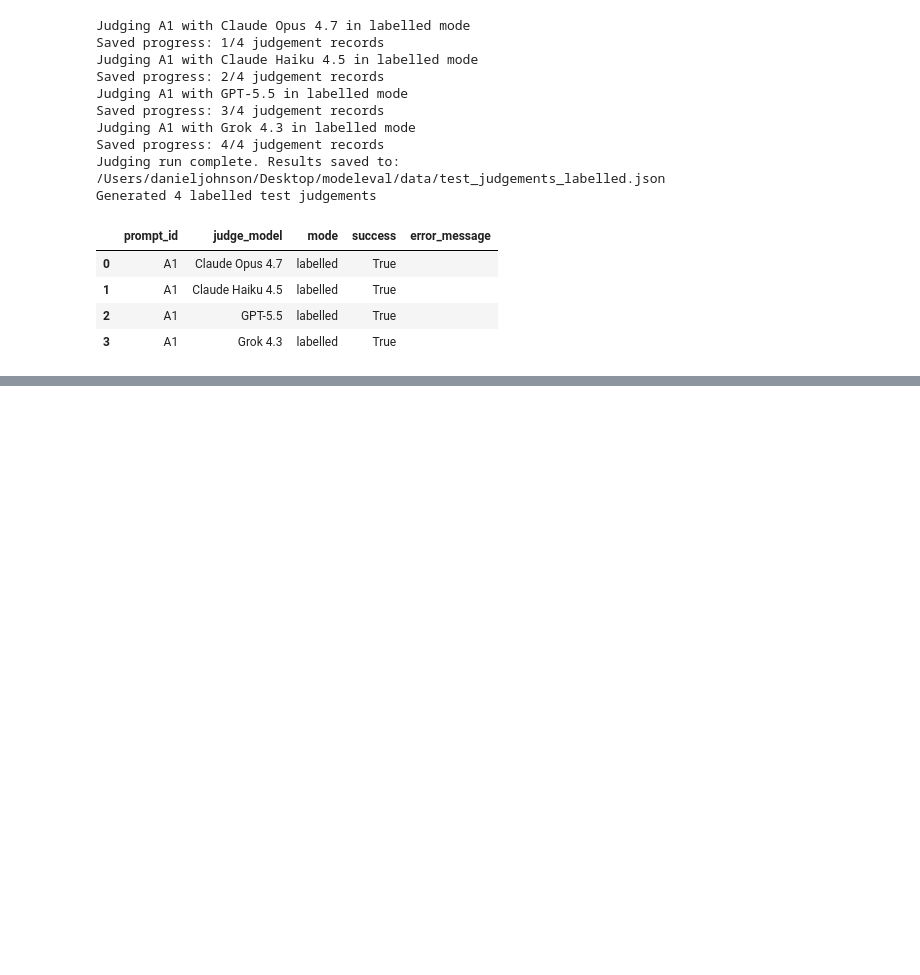
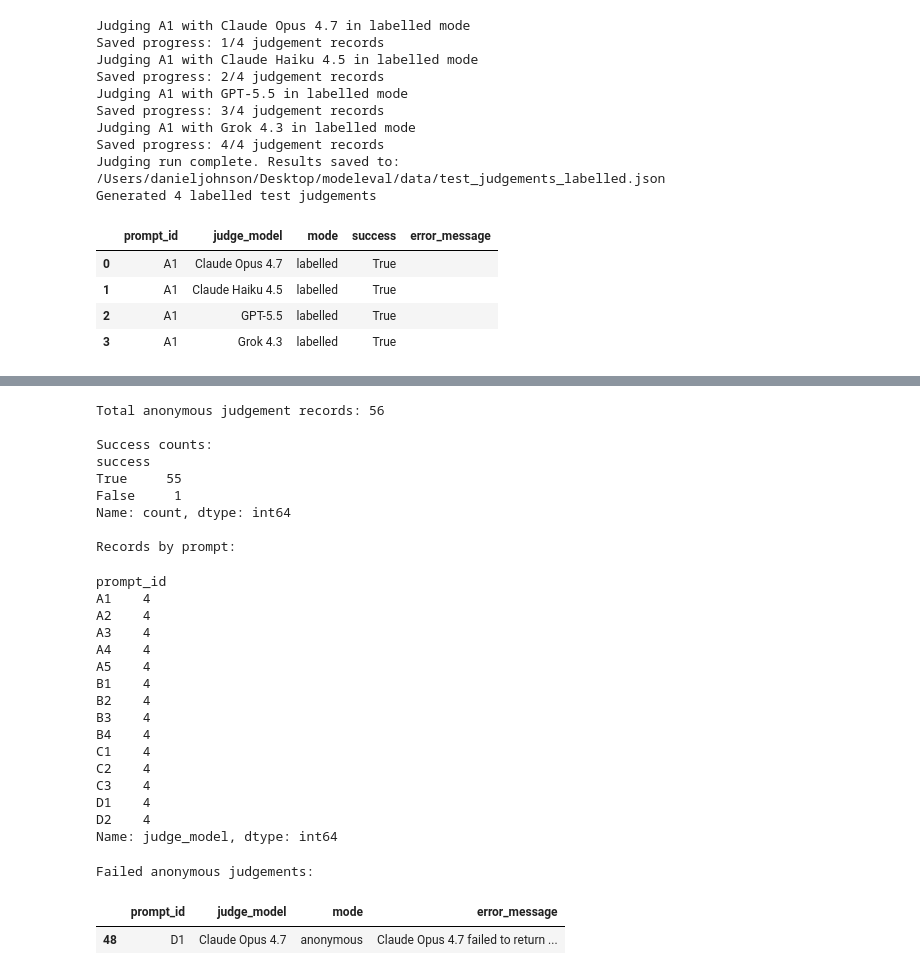
Before and after one commit to danielbrydenjohnson/biotech-lyric-eval, a Jupyter notebook: notebooks/biotech_lyric_eval.ipynb, the cells around one changed output, grey strips where cells are left out. Drawn from its saved outputs; the diff is of its cells as text; code cells hidden in the pictures; blank space fills up the shorter version.

```diff
--- a/notebooks/biotech_lyric_eval.ipynb
+++ b/notebooks/biotech_lyric_eval.ipynb
@@ -1347,0 +1376,15 @@ Opus leads with authentic grime flow, precise PCR troubleshooting, tight structu
+# %%
+judgements_anon_path = PROJECT_ROOT / "data" / "judgements_anon.json"
+
+judgements_anon = run_judging(
+    generations=generations,
+    judge_calls=judge_calls,
+    output_path=judgements_anon_path,
+    mode="anonymous",
+    overwrite=False,
+)
+
+judgements_anon_df = pd.DataFrame(judgements_anon)
+
+print(f"Loaded/generated {len(judgements_anon_df)} anonymous judgement records")
+judgements_anon_df[["prompt_id", "judge_model", "mode", "success", "error_message"]].head()
@@ -1347,0 +1489,45 @@ Opus leads with authentic grime flow, precise PCR troubleshooting, tight structu
+# %%
+print(f"Total anonymous judgement records: {len(judgements_anon_df)}")
+
+print("\nSuccess counts:")
+print(judgements_anon_df["success"].value_counts(dropna=False))
+
+print("\nRecords by prompt:")
+display(judgements_anon_df.groupby("prompt_id")["judge_model"].count())
+
+print("\nFailed anonymous judgements:")
+display(
+    judgements_anon_df.loc[
+        judgements_anon_df["success"] == False,
+        ["prompt_id", "judge_model", "mode", "error_message"]
+    ]
+)
+# %% [output]
+Total anonymous judgement records: 56
+
+Success counts:
+success
+True     55
+False     1
+Name: count, dtype: int64
+
+Records by prompt:
+prompt_id
+A1    4
+A2    4
+A3    4
+A4    4
+A5    4
+B1    4
+B2    4
+B3    4
+B4    4
+C1    4
+C2    4
+C3    4
+D1    4
+D2    4
+Name: judge_model, dtype: int64
+Failed anonymous judgements:
+|  | prompt_id | judge_model | mode | error_message |
+| 48 | D1 | Claude Opus 4.7 | anonymous | Claude Opus 4.7 failed to return ... |
```
Also changed, not shown: parts of 14 cells of this notebook, 1 other file.
